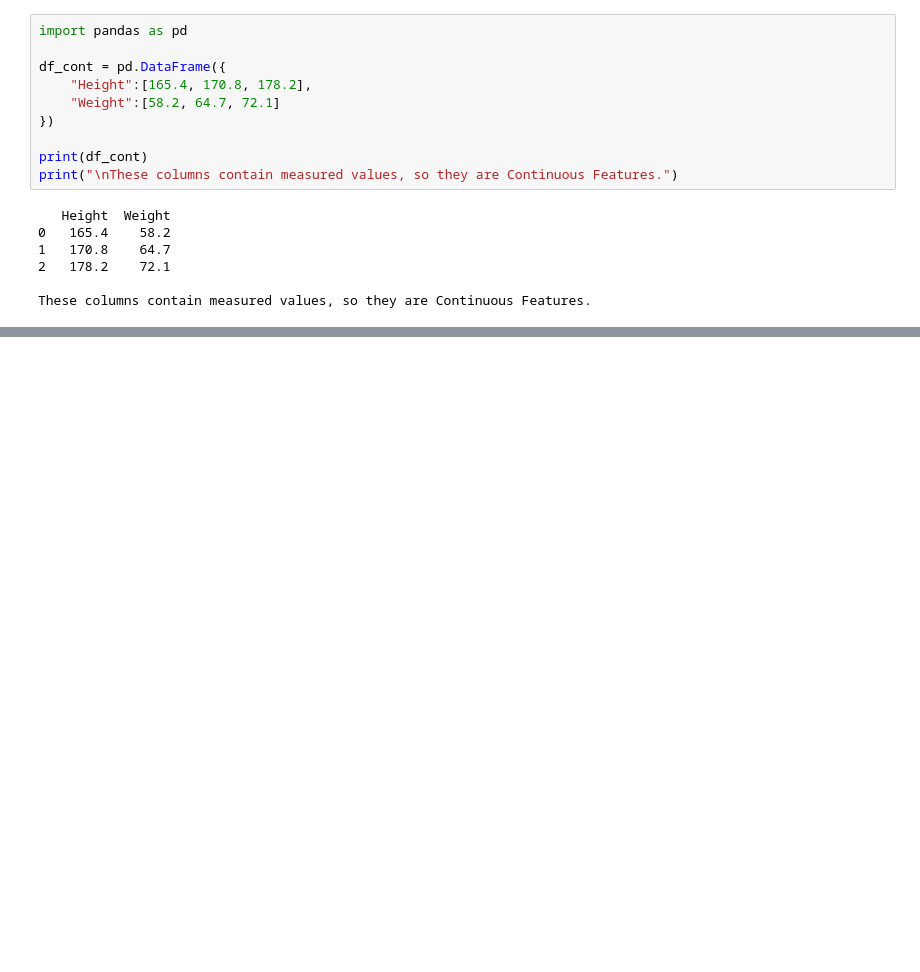
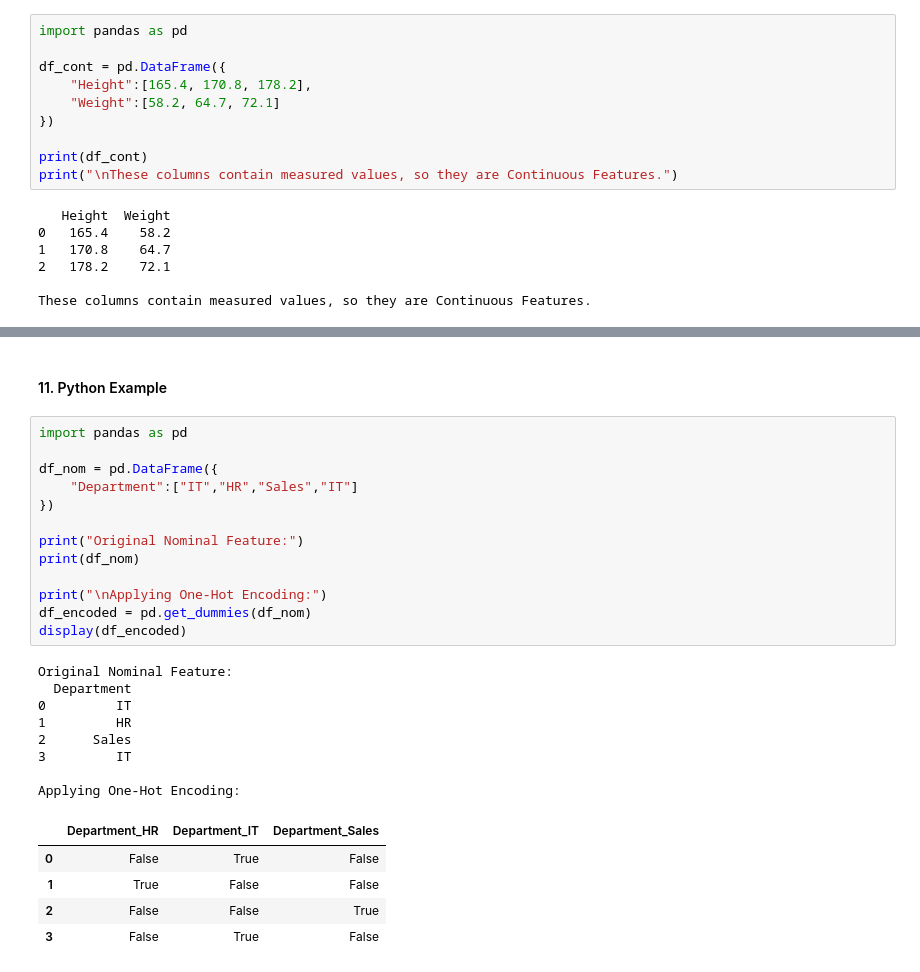
Before and after one commit to rsys-adsingh/Machine-Learning, a Jupyter notebook: study/Chapter_2.ipynb, the cells around one changed output, grey strips where cells are left out. Saved outputs shown, nothing was run; the diff lists cells and outputs as text; blank space fills up the shorter version.

```diff
--- a/study/Chapter_2.ipynb
+++ b/study/Chapter_2.ipynb
@@ -1060,0 +1232,29 @@ These columns contain measured values, so they are Continuous Features.
+# %% [markdown]
+#### 11. Python Example
+# %%
+import pandas as pd
+
+df_nom = pd.DataFrame({
+    "Department":["IT","HR","Sales","IT"]
+})
+
+print("Original Nominal Feature:")
+print(df_nom)
+
+print("\nApplying One-Hot Encoding:")
+df_encoded = pd.get_dummies(df_nom)
+display(df_encoded)
+# %% [output]
+Original Nominal Feature:
+  Department
+0         IT
+1         HR
+2      Sales
+3         IT
+
+Applying One-Hot Encoding:
+|  | Department_HR | Department_IT | Department_Sales |
+| 0 | False | True | False |
+| 1 | True | False | False |
+| 2 | False | False | True |
+| 3 | False | True | False |
```
Also changed, not shown: parts of 16 cells of this notebook.
